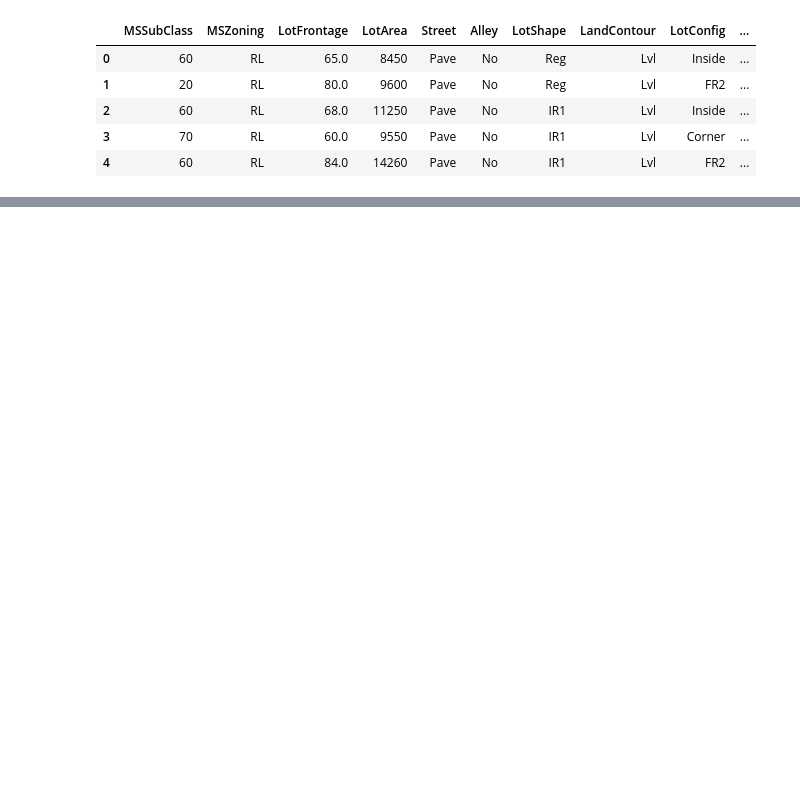
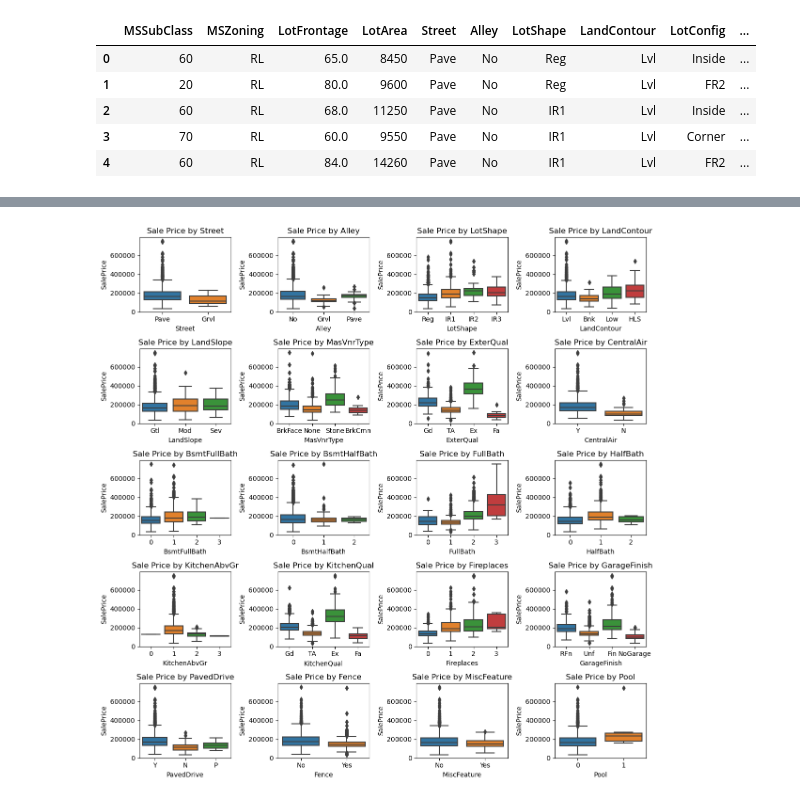
Before and after one commit to leonemma/House-Prices-Prediction, a Jupyter notebook: House_Prices.ipynb, the cells around one changed output, grey strips where cells are left out. Saved outputs shown, nothing was run; the diff lists cells and outputs as text; code cells hidden in the pictures; blank space fills up the shorter version.

```diff
--- a/House_Prices.ipynb
+++ b/House_Prices.ipynb
@@ -541,0 +565,16 @@ df_train.head()
+# %%
+categ = []
+for i in df_train.columns:
+    if df_train[i].nunique()<5:
+        categ.append(i)
+
+plt.figure(figsize=(12,12))
+for i, col in enumerate(categ, 1):
+    plt.subplot(5,4,i)
+    sns.boxplot(x=df_train[col], y=df_train['SalePrice'])
+    plt.title(f'Sale Price by {col}')
+
+plt.tight_layout()
+plt.show()
+# %% [output]
+[figure, added]
```
Also changed, not shown: parts of 35 cells of this notebook.
